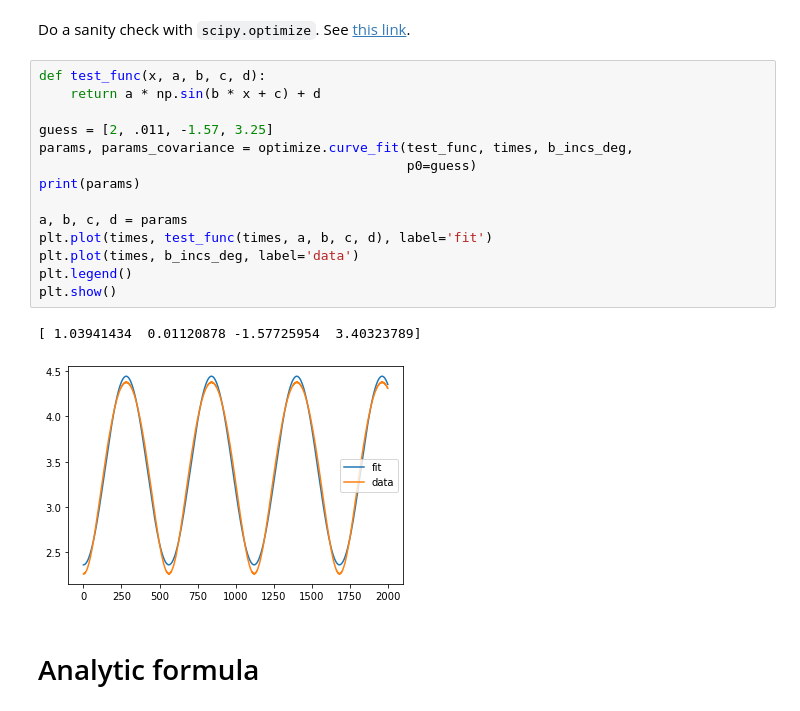
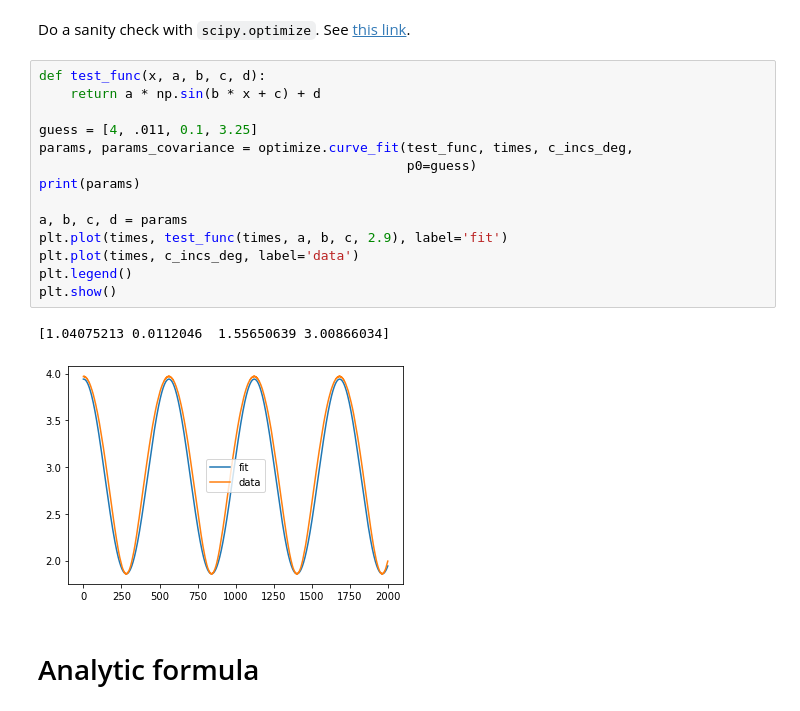
Before and after one commit to Jupiter1994/inc-dynamics, a Jupyter notebook: two_planet/two_planet.ipynb, the cells around one changed output. Cells and saved outputs as stored; diff of their text form.

```diff
--- a/two_planet/two_planet.ipynb
+++ b/two_planet/two_planet.ipynb
@@ -287,20 +296,20 @@ Do a sanity check with `scipy.optimize`. See [this link](https://scipy-lectures.
 # %%
 def test_func(x, a, b, c, d):
     return a * np.sin(b * x + c) + d
 
-guess = [2, .011, -1.57, 3.25]
-params, params_covariance = optimize.curve_fit(test_func, times, b_incs_deg,
+guess = [4, .011, 0.1, 3.25]
+params, params_covariance = optimize.curve_fit(test_func, times, c_incs_deg,
                                                p0=guess)
 print(params)
 
 a, b, c, d = params
-plt.plot(times, test_func(times, a, b, c, d), label='fit')
-plt.plot(times, b_incs_deg, label='data')
+plt.plot(times, test_func(times, a, b, c, 2.9), label='fit')
+plt.plot(times, c_incs_deg, label='data')
 plt.legend()
 plt.show()
 # %% [output]
-[ 1.03941434  0.01120878 -1.57725954  3.40323789]
+[1.04075213 0.0112046  1.55650639 3.00866034]
-[figure, old version]
+[figure, new version]
 # %% [markdown]
 # Analytic formula
 # %% [markdown]
```
Also changed, not shown: parts of 20 cells of this notebook, 1 other file.
